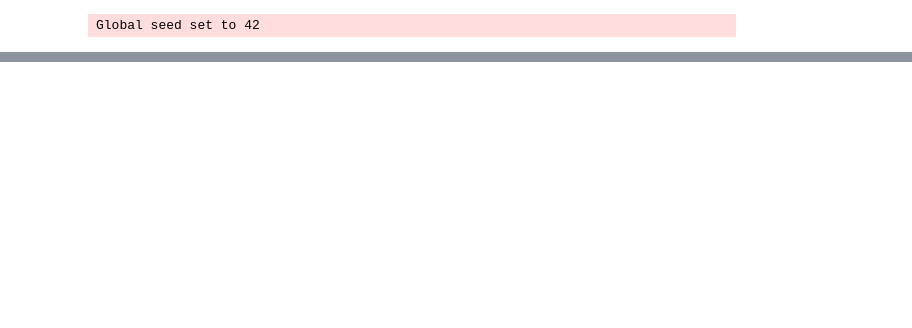
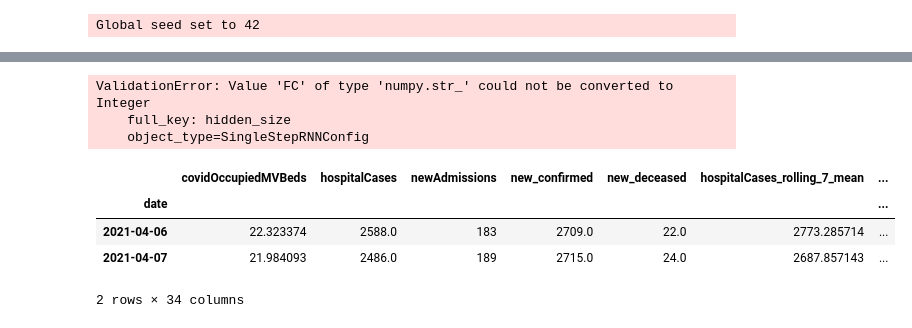
Before and after one commit to michaelajao/Multivate-forecasting, a Jupyter notebook: scripts/models/PINN_LSTM.ipynb, the cells around one changed output, grey strips where cells are left out. Saved outputs shown, nothing was run; the diff lists cells and outputs as text; code cells hidden in the pictures; blank space fills up the shorter version.

```diff
--- a/scripts/models/PINN_LSTM.ipynb
+++ b/scripts/models/PINN_LSTM.ipynb
@@ -463,0 +837,13 @@ train.head()
+# %%
+nn_config = SingleStepRNNConfig(
+    rnn_type=best_params[0],
+    input_size=len(columns_to_select),
+    hidden_size=best_params[1],
+    num_layers=best_params[2],
+    bidirectional=best_params[3],
+    learning_rate=1e-3,
+)
+
+model = SingleStepRNNModel(rnn_config)
+algorithm_name = f"Optimized {rnn_config.rnn_type} (SA)"
+metric_record, pred_df = train_and_evaluate(model, rnn_config, datamodule, test, train, algorithm_name, metric_record, pred_df)
@@ -463,0 +869,30 @@ train.head()
+# %%
+HORIZON = 1
+WINDOW = 7
+
+encoder_config = RNNConfig(
+    input_size=len(columns_to_select),
+    hidden_size=32,
+    num_layers=5,
+    bidirectional=True
+)
+
+decoder_config = RNNConfig(
+    input_size=len(columns_to_select),
+    hidden_size=32,
+    num_layers=5,
+    bidirectional=True
+)
+
+rnn2fc_config = Seq2SeqConfig(
+    encoder_type="LSTM",
+    decoder_type="FC",
+    encoder_params=encoder_config,
+    decoder_params={"window_size": WINDOW, "horizon": HORIZON},
+    decoder_use_all_hidden=True,
+    learning_rate=1e-3,
+)
+
+model = Seq2SeqModel(rnn2fc_config)
+algorithm_name = "Seq2Seq LSTM"
+metric_record, pred_df = train_and_evaluate(model, rnn2fc_config, datamodule, test, train, algorithm_name, metric_record, pred_df)
@@ -463,0 +1323,26 @@ train.head()
+# %%
+# Train Optimized GRU (SA) with PINNs data
+rnn_config = SingleStepRNNConfig(
+    rnn_type=best_params[0],
+    input_size=len(pinn_features),
+    hidden_size=best_params[1],
+    num_layers=best_params[2],
+    bidirectional=best_params[3],
+    learning_rate=1e-3,
+)
+model = SingleStepRNNModel(rnn_config)
+algorithm_name = f"PINNs Optimized {rnn_config.rnn_type} (SA)"
+metric_record, pinn_pred_df = train_and_evaluate_pinns(
+    model,
+    rnn_config,
+    pinn_datamodule,
+    test,
+    train,
+    algorithm_name,
+    metric_record,
+    pinn_pred_df,
+)
+# %% [output]
+ValidationError: Value 'FC' of type 'numpy.str_' could not be converted to Integer
+    full_key: hidden_size
+    object_type=SingleStepRNNConfig
@@ -463,0 +1458,8 @@ train.head()
+# %%
+pred_df.head(2)
+# %% [output]
+|  | covidOccupiedMVBeds | hospitalCases | newAdmissions | new_confirmed | new_deceased | hospitalCases_rolling_7_mean | ... |
+| date |  |  |  |  |  |  | ... |
+| 2021-04-06 | 22.323374 | 2588.0 | 183 | 2709.0 | 22.0 | 2773.285714 | ... |
+| 2021-04-07 | 21.984093 | 2486.0 | 189 | 2715.0 | 24.0 | 2687.857143 | ... |
+2 rows × 34 columns
```
Also changed, not shown: parts of 32 cells of this notebook, 3 other files.
